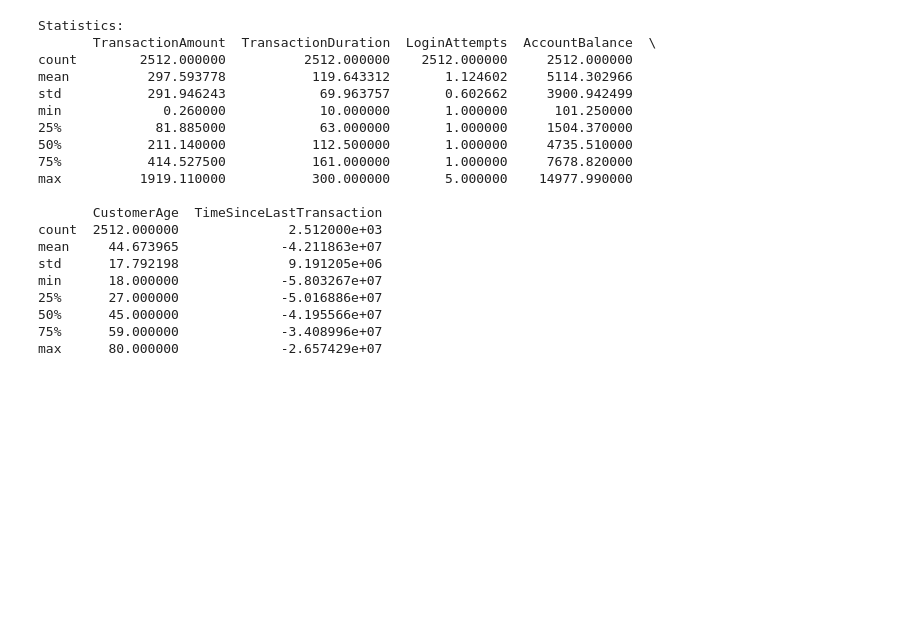
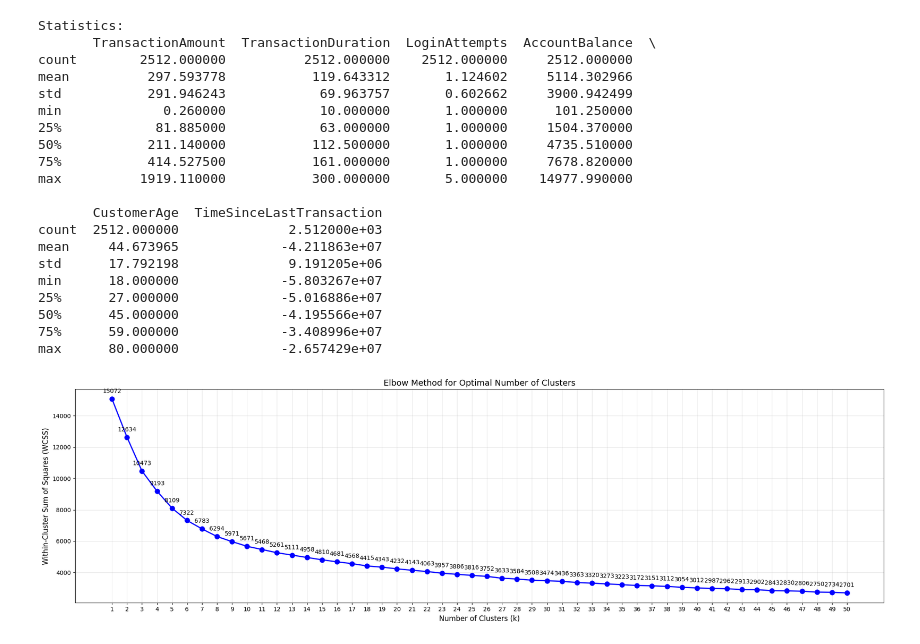
Before and after one commit to di-zz389/banking-threat-detection-system, a Jupyter notebook: bank-fraud-detection.ipynb, the cells around one changed output. Cells and saved outputs as stored; diff of their text form; code cells hidden in the pictures; blank space fills up the shorter version.

Commit message:
found the optimal number of clusters required

```diff
--- a/bank-fraud-detection.ipynb
+++ b/bank-fraud-detection.ipynb
@@ -222,3 +222,43 @@ min      18.000000             -5.803267e+07
 50%      45.000000             -4.195566e+07
 75%      59.000000             -3.408996e+07
 max      80.000000             -2.657429e+07
+# %%
+#we use multiple unsupervised learning algorithms to detect the anomalies
+
+#k-mean clustering
+from sklearn.cluster import KMeans
+
+#already standardized numeric columns
+#we use the elbow method to find the optimal number of clusters for k-means
+
+def plot_elbow_method(X, max_clusters=50):
+    inertias = []
+    K_range = range(1, max_clusters + 1)
+
+    #calculating wcss for different number of clusters
+    for k in K_range:
+        kmeans = KMeans(n_clusters=k, random_state=0, n_init=10)
+        kmeans.fit(X)
+        inertias.append(kmeans.inertia_)
+
+    #to plot the elbow graph
+    plt.figure(figsize=(20, 6))
+    plt.plot(K_range, inertias, 'bo-', linewidth=2, markersize=8)
+    plt.xlabel('Number of Clusters (k)', fontsize=12)
+    plt.ylabel('Within-Cluster Sum of Squares (WCSS)', fontsize=12)
+    plt.title('Elbow Method for Optimal Number of Clusters', fontsize=14)
+    plt.grid(True, alpha=0.3)
+    plt.xticks(K_range)
+
+    for i, inertia in enumerate(inertias):
+        plt.annotate(f'{inertia:.0f}', (K_range[i], inertia),
+                    textcoords="offset points", xytext=(0,10), ha='center')
+
+    plt.tight_layout()
+    plt.show()
+
+    return inertias, K_range
+
+inertias, k_range = plot_elbow_method(scaled_numeric)
+# %% [output]
+[figure, added]
```
Also changed, not shown: parts of 1 cell of this notebook.
